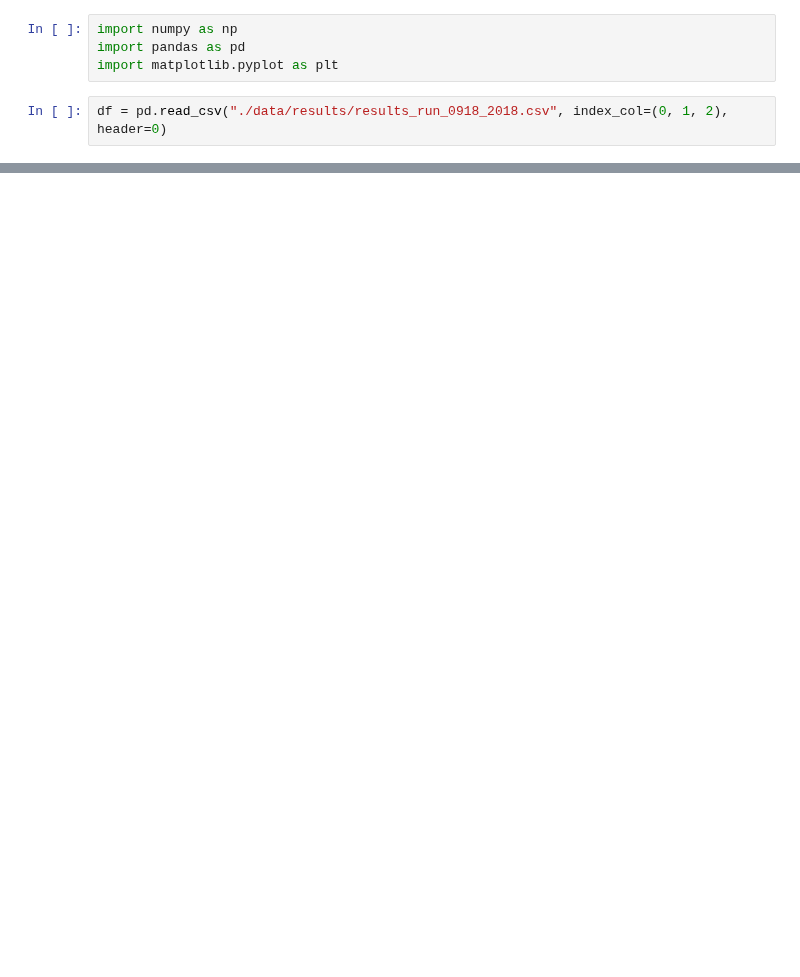
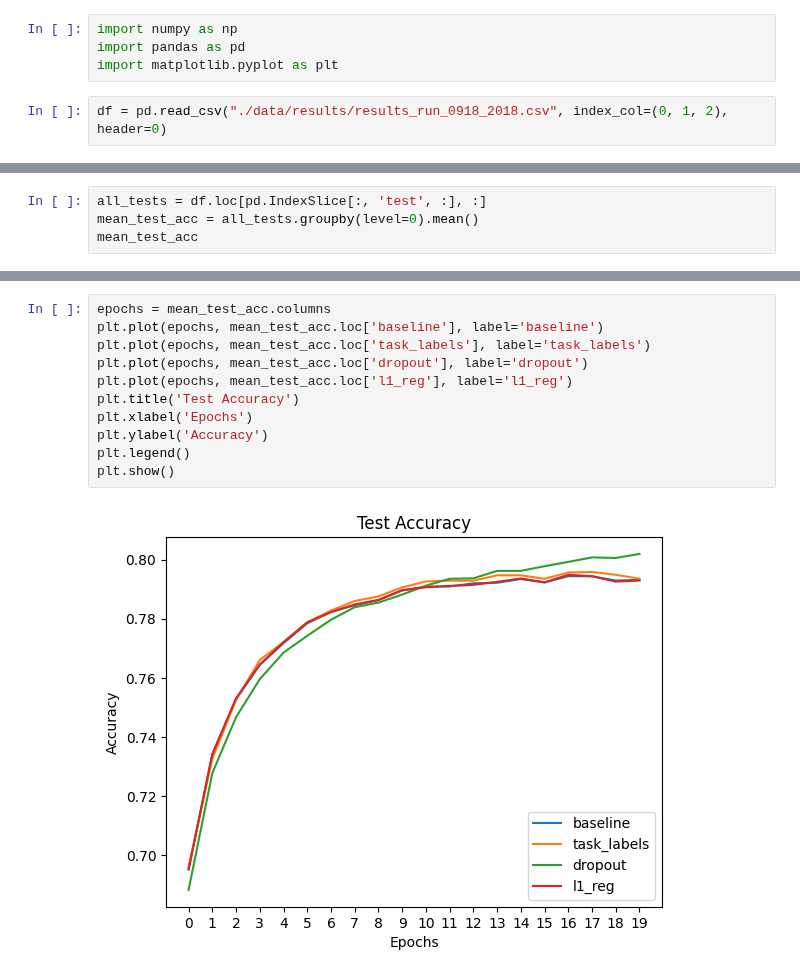
Before and after one commit to google/evojax, a Jupyter notebook: evojax/data_exploration.ipynb, the cells around one changed output, grey strips where cells are left out. Cells and saved outputs as stored; diff of their text form; blank space fills up the shorter version.

```diff
--- a/evojax/data_exploration.ipynb
+++ b/evojax/data_exploration.ipynb
@@ -15,0 +32,4 @@ df.head()
+# %%
+all_tests = df.loc[pd.IndexSlice[:, 'test', :], :]
+mean_test_acc = all_tests.groupby(level=0).mean()
+mean_test_acc
@@ -15,0 +42,13 @@ df.head()
+# %%
+epochs = mean_test_acc.columns
+plt.plot(epochs, mean_test_acc.loc['baseline'], label='baseline')
+plt.plot(epochs, mean_test_acc.loc['task_labels'], label='task_labels')
+plt.plot(epochs, mean_test_acc.loc['dropout'], label='dropout')
+plt.plot(epochs, mean_test_acc.loc['l1_reg'], label='l1_reg')
+plt.title('Test Accuracy')
+plt.xlabel('Epochs')
+plt.ylabel('Accuracy')
+plt.legend()
+plt.show()
+# %% [output]
+[figure, added]
```
Also changed, not shown: parts of 3 cells of this notebook, 4 other files.
